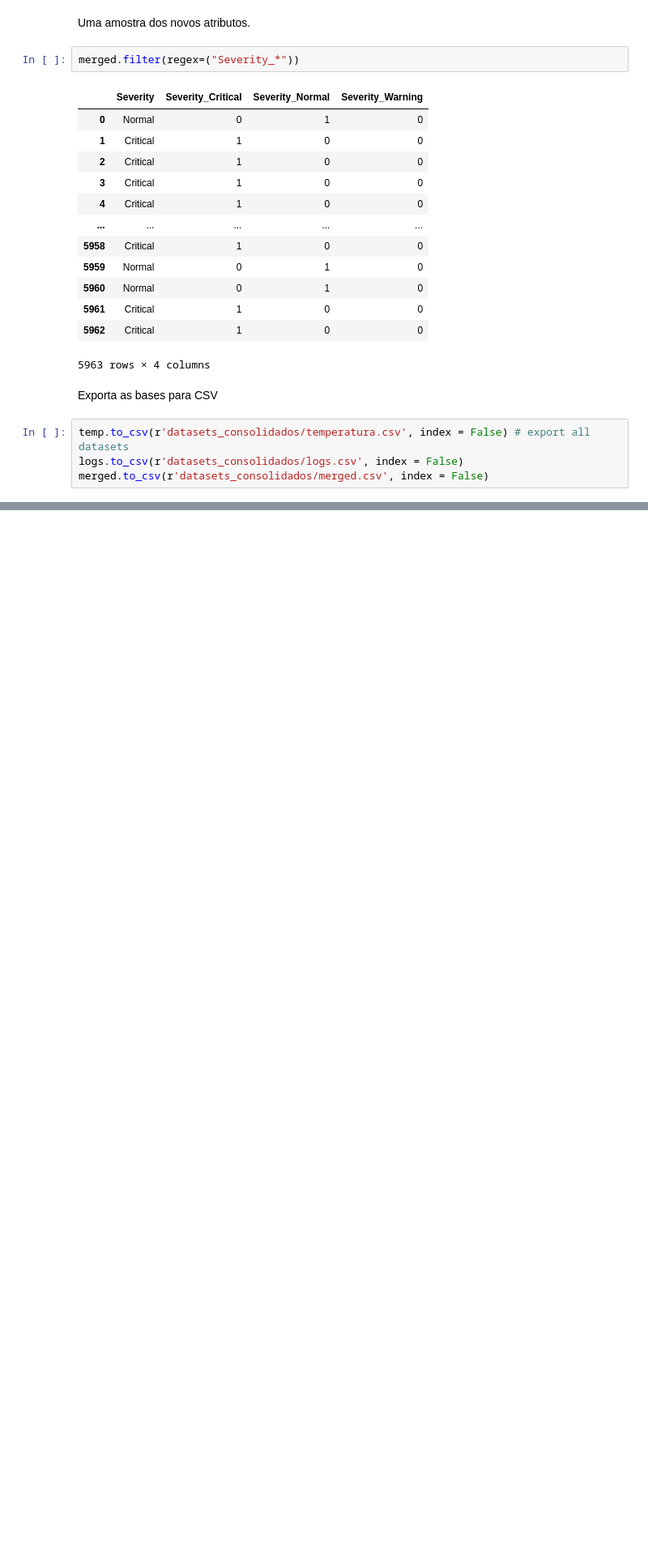
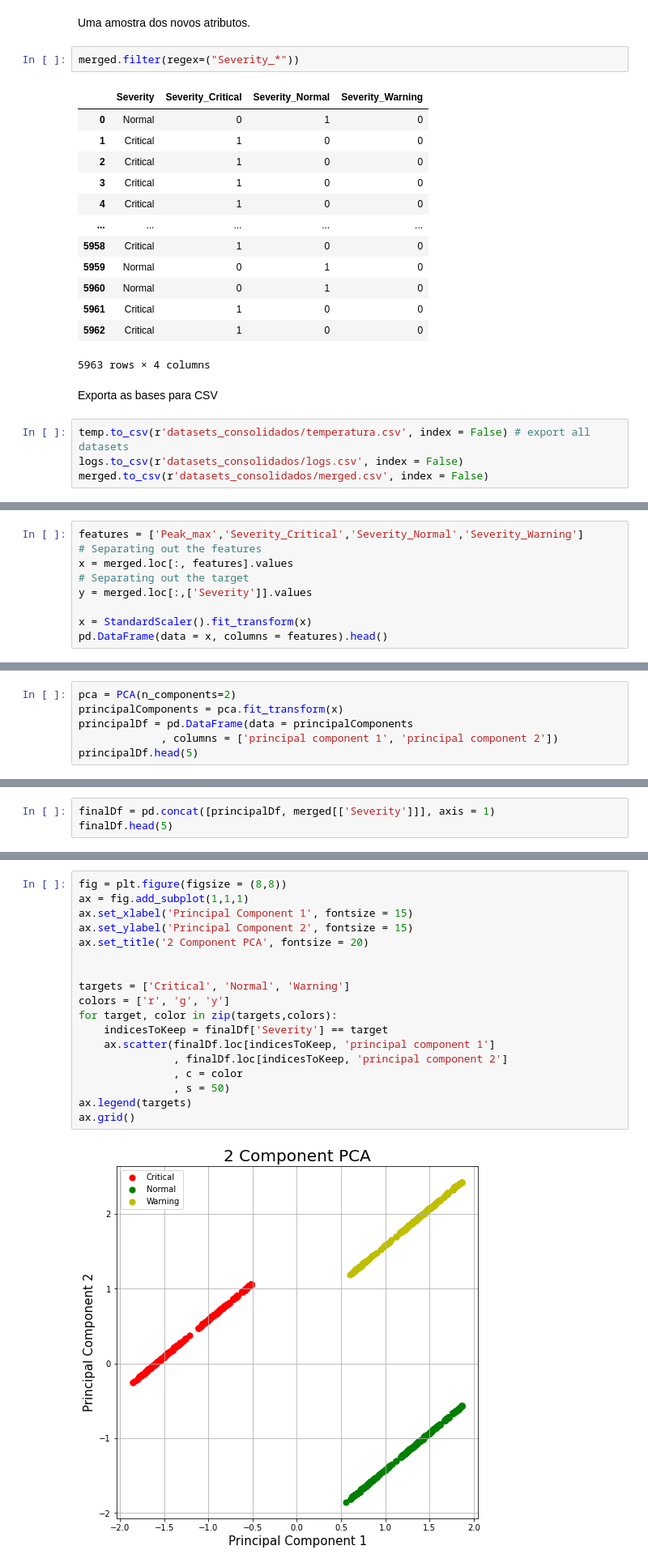
Before and after one commit to RomulosDS/TCC, a Jupyter notebook: tcc.ipynb, the cells around one changed output, grey strips where cells are left out. Shown: that part at 81% size. Cells and saved outputs as stored; diff of their text form; blank space fills up the shorter version.

```diff
--- a/tcc.ipynb
+++ b/tcc.ipynb
@@ -181,0 +197,9 @@ merged.to_csv(r'datasets_consolidados/merged.csv', index = False)
+# %%
+features = ['Peak_max','Severity_Critical','Severity_Normal','Severity_Warning']
+# Separating out the features
+x = merged.loc[:, features].values
+# Separating out the target
+y = merged.loc[:,['Severity']].values
+
+x = StandardScaler().fit_transform(x)
+pd.DataFrame(data = x, columns = features).head()
@@ -181,0 +216,6 @@ merged.to_csv(r'datasets_consolidados/merged.csv', index = False)
+# %%
+pca = PCA(n_components=2)
+principalComponents = pca.fit_transform(x)
+principalDf = pd.DataFrame(data = principalComponents
+             , columns = ['principal component 1', 'principal component 2'])
+principalDf.head(5)
@@ -181,0 +229,3 @@ merged.to_csv(r'datasets_consolidados/merged.csv', index = False)
+# %%
+finalDf = pd.concat([principalDf, merged[['Severity']]], axis = 1)
+finalDf.head(5)
@@ -181,0 +239,20 @@ merged.to_csv(r'datasets_consolidados/merged.csv', index = False)
+# %%
+fig = plt.figure(figsize = (8,8))
+ax = fig.add_subplot(1,1,1)
+ax.set_xlabel('Principal Component 1', fontsize = 15)
+ax.set_ylabel('Principal Component 2', fontsize = 15)
+ax.set_title('2 Component PCA', fontsize = 20)
+
+
+targets = ['Critical', 'Normal', 'Warning']
+colors = ['r', 'g', 'y']
+for target, color in zip(targets,colors):
+    indicesToKeep = finalDf['Severity'] == target
+    ax.scatter(finalDf.loc[indicesToKeep, 'principal component 1']
+               , finalDf.loc[indicesToKeep, 'principal component 2']
+               , c = color
+               , s = 50)
+ax.legend(targets)
+ax.grid()
+# %% [output]
+[figure, added]
```
Also changed, not shown: parts of 13 cells of this notebook.
